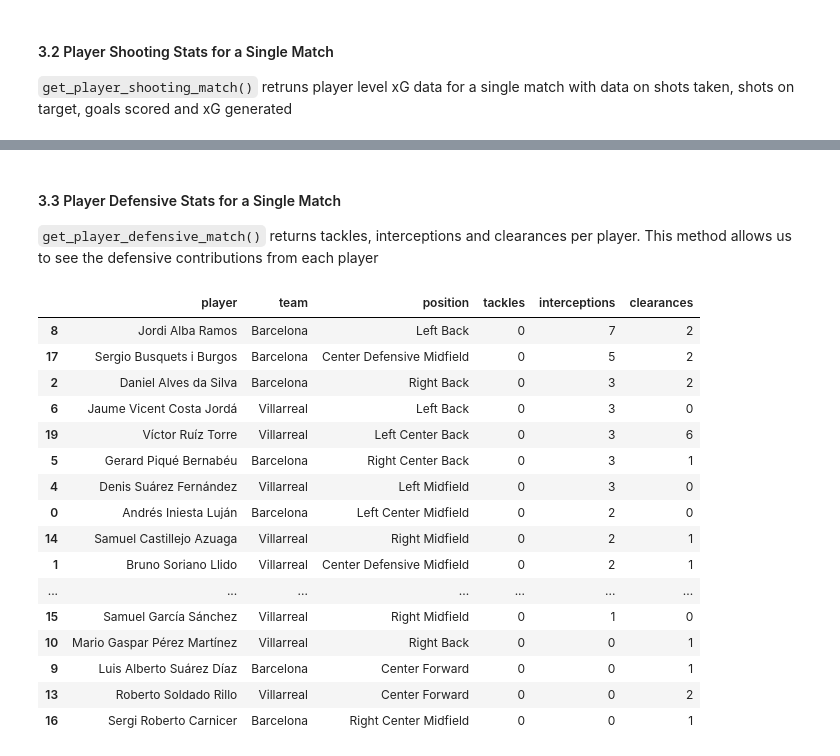
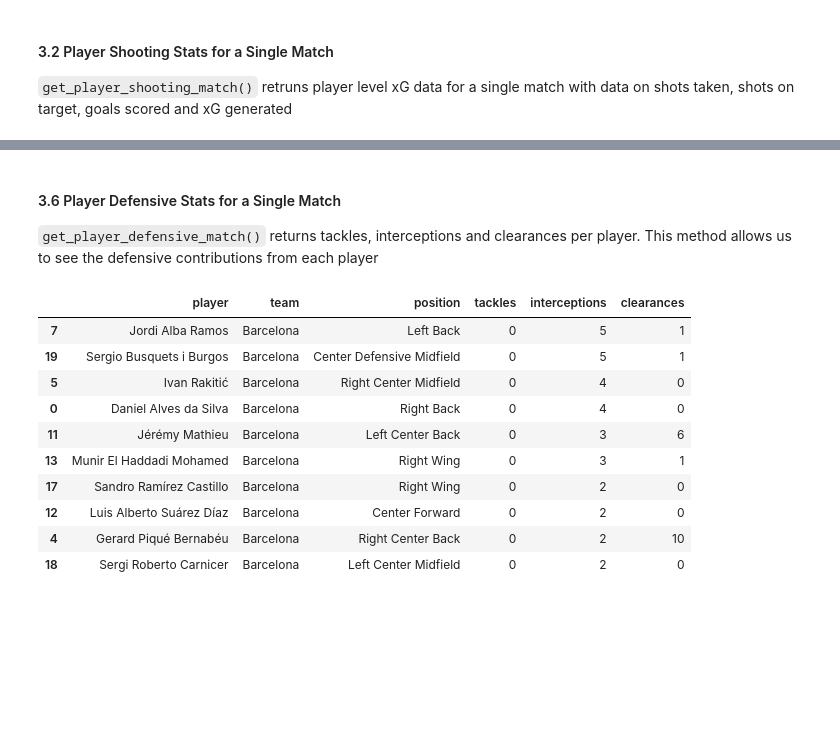
Before and after one commit to leventdusunceli/football_analytics, a Jupyter notebook: notebooks/football_analytics_demo.ipynb, the cells around one changed output, grey strips where cells are left out. Saved outputs shown, nothing was run; the diff lists cells and outputs as text; code cells hidden in the pictures; blank space fills up the shorter version.

```diff
--- a/notebooks/football_analytics_demo.ipynb
+++ b/notebooks/football_analytics_demo.ipynb
@@ -189,12 +189,13 @@ Barcelona matches available: expected -> 38 retrieved -> 38
 
 xg_difference tells us how much a team over or underperformed their chances.
 # %%
-# use the first Barcelona match
-MATCH_ID = barca_matches.iloc[0]["match_id"]
-home = barca_matches.iloc[0]["home_team"]
-away = barca_matches.iloc[0]["away_team"]
-home_score = barca_matches.iloc[0]["home_score"]
-away_score = barca_matches.iloc[0]["away_score"]
+# use the Barca-Rayo Vallecano match because it has a very high score and probably a lot
+# of data to showcase
+MATCH_ID = barca_matches.iloc[3]["match_id"]
+home = barca_matches.iloc[3]["home_team"]
+away = barca_matches.iloc[3]["away_team"]
+home_score = barca_matches.iloc[3]["home_score"]
+away_score = barca_matches.iloc[3]["away_score"]
 
 print(f"Match: {home} {home_score} - {away_score} {away}\n")
 
@@ -249,26 +291,20 @@ passing.sort_values('passes', ascending=False).head(10)
 # %% [markdown]
-#### 3.3 Player Defensive Stats for a Single Match
+#### 3.6 Player Defensive Stats for a Single Match
 
 `get_player_defensive_match()` returns tackles, interceptions and clearances per player. This method allows us to see the defensive contributions from each player
 # %%
 defensive = sb_client.get_player_defensive_match(match_id=MATCH_ID)
 
-defensive.sort_values('interceptions',ascending=False)
+defensive.sort_values('interceptions',ascending=False).head(10)
 # %% [output]
 |  | player | team | position | tackles | interceptions | clearances |
-| 8 | Jordi Alba Ramos | Barcelona | Left Back | 0 | 7 | 2 |
-| 17 | Sergio Busquets i Burgos | Barcelona | Center Defensive Midfield | 0 | 5 | 2 |
-| 2 | Daniel Alves da Silva | Barcelona | Right Back | 0 | 3 | 2 |
-| 6 | Jaume Vicent Costa Jordá | Villarreal | Left Back | 0 | 3 | 0 |
-| 19 | Víctor Ruíz Torre | Villarreal | Left Center Back | 0 | 3 | 6 |
-| 5 | Gerard Piqué Bernabéu | Barcelona | Right Center Back | 0 | 3 | 1 |
-| 4 | Denis Suárez Fernández | Villarreal | Left Midfield | 0 | 3 | 0 |
-| 0 | Andrés Iniesta Luján | Barcelona | Left Center Midfield | 0 | 2 | 0 |
-| 14 | Samuel Castillejo Azuaga | Villarreal | Right Midfield | 0 | 2 | 1 |
-| 1 | Bruno Soriano Llido | Villarreal | Center Defensive Midfield | 0 | 2 | 1 |
-| ... | ... | ... | ... | ... | ... | ... |
-| 15 | Samuel García Sánchez | Villarreal | Right Midfield | 0 | 1 | 0 |
-| 10 | Mario Gaspar Pérez Martínez | Villarreal | Right Back | 0 | 0 | 1 |
-| 9 | Luis Alberto Suárez Díaz | Barcelona | Center Forward | 0 | 0 | 1 |
-| 13 | Roberto Soldado Rillo | Villarreal | Center Forward | 0 | 0 | 2 |
-| 16 | Sergi Roberto Carnicer | Barcelona | Right Center Midfield | 0 | 0 | 1 |
+| 7 | Jordi Alba Ramos | Barcelona | Left Back | 0 | 5 | 1 |
+| 19 | Sergio Busquets i Burgos | Barcelona | Center Defensive Midfield | 0 | 5 | 1 |
+| 5 | Ivan Rakitić | Barcelona | Right Center Midfield | 0 | 4 | 0 |
+| 0 | Daniel Alves da Silva | Barcelona | Right Back | 0 | 4 | 0 |
+| 11 | Jérémy Mathieu | Barcelona | Left Center Back | 0 | 3 | 6 |
+| 13 | Munir El Haddadi Mohamed | Barcelona | Right Wing | 0 | 3 | 1 |
+| 17 | Sandro Ramírez Castillo | Barcelona | Right Wing | 0 | 2 | 0 |
+| 12 | Luis Alberto Suárez Díaz | Barcelona | Center Forward | 0 | 2 | 0 |
+| 4 | Gerard Piqué Bernabéu | Barcelona | Right Center Back | 0 | 2 | 10 |
+| 18 | Sergi Roberto Carnicer | Barcelona | Left Center Midfield | 0 | 2 | 0 |
```
Also changed, not shown: parts of 8 cells of this notebook.
